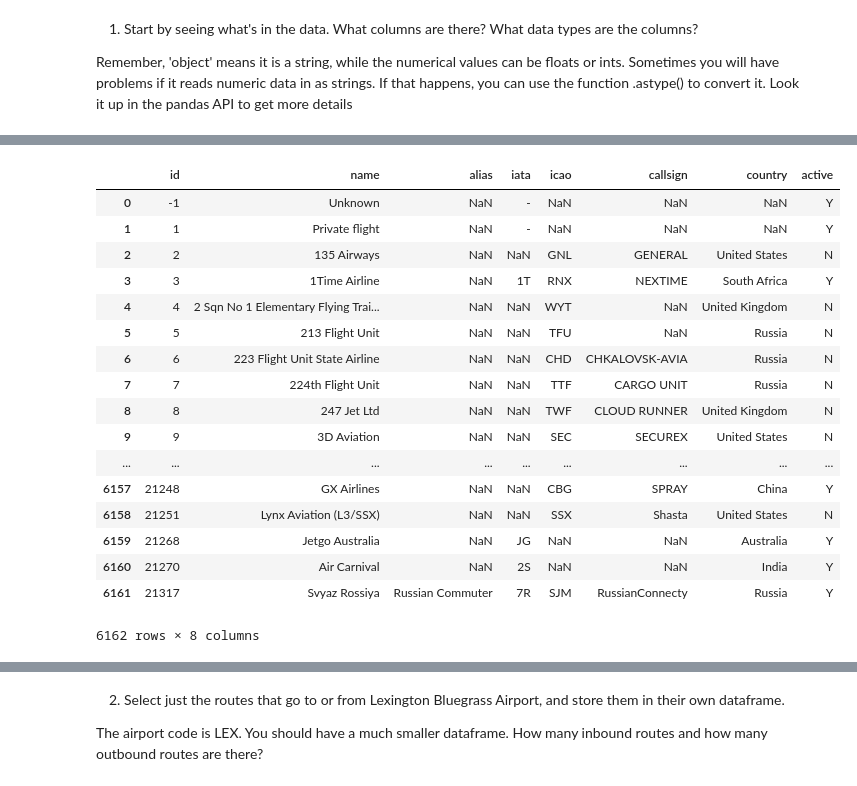
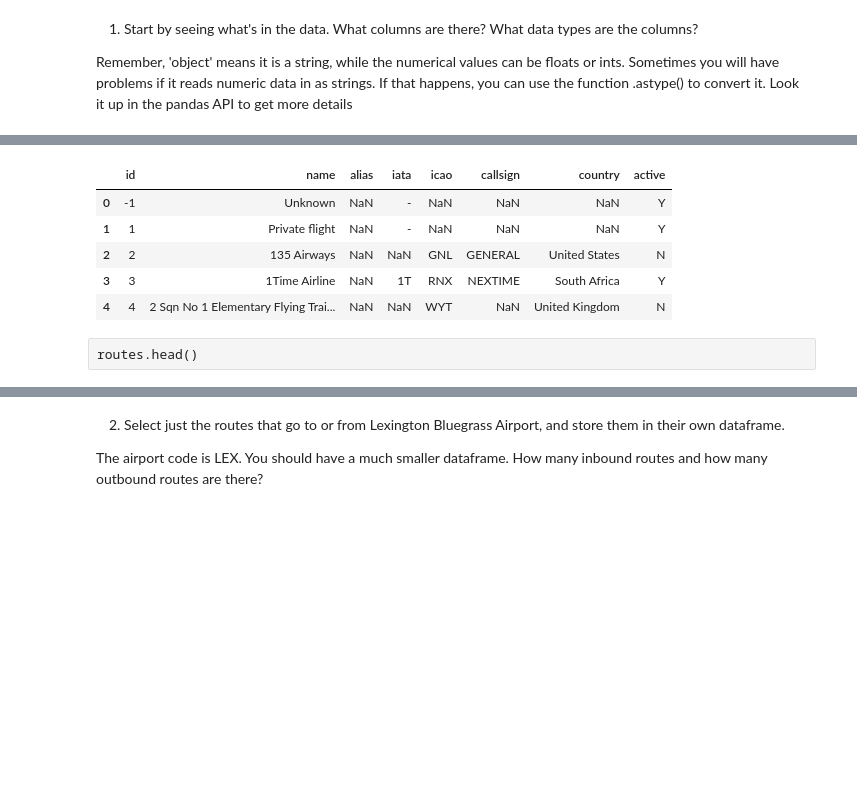
Before and after one commit to alha282/ce599, a Jupyter notebook: 07-Data Wrangling/open-flights.ipynb, the cells around one changed output, grey strips where cells are left out. Saved outputs shown, nothing was run; the diff lists cells and outputs as text; code cells hidden in the pictures; blank space fills up the shorter version.

```diff
--- a/07-Data Wrangling/open-flights.ipynb
+++ b/07-Data Wrangling/open-flights.ipynb
@@ -56,24 +65,14 @@ memory usage: 785.8+ KB
 # %%
-airlines
+airlines.head()
 # %% [output]
 |  | id | name | alias | iata | icao | callsign | country | active |
 | 0 | -1 | Unknown | NaN | - | NaN | NaN | NaN | Y |
 | 1 | 1 | Private flight | NaN | - | NaN | NaN | NaN | Y |
 | 2 | 2 | 135 Airways | NaN | NaN | GNL | GENERAL | United States | N |
 | 3 | 3 | 1Time Airline | NaN | 1T | RNX | NEXTIME | South Africa | Y |
 | 4 | 4 | 2 Sqn No 1 Elementary Flying Trai... | NaN | NaN | WYT | NaN | United Kingdom | N |
-| 5 | 5 | 213 Flight Unit | NaN | NaN | TFU | NaN | Russia | N |
-| 6 | 6 | 223 Flight Unit State Airline | NaN | NaN | CHD | CHKALOVSK-AVIA | Russia | N |
-| 7 | 7 | 224th Flight Unit | NaN | NaN | TTF | CARGO UNIT | Russia | N |
-| 8 | 8 | 247 Jet Ltd | NaN | NaN | TWF | CLOUD RUNNER | United Kingdom | N |
-| 9 | 9 | 3D Aviation | NaN | NaN | SEC | SECUREX | United States | N |
-| ... | ... | ... | ... | ... | ... | ... | ... | ... |
-| 6157 | 21248 | GX Airlines | NaN | NaN | CBG | SPRAY | China | Y |
-| 6158 | 21251 | Lynx Aviation (L3/SSX) | NaN | NaN | SSX | Shasta | United States | N |
-| 6159 | 21268 | Jetgo Australia | NaN | JG | NaN | NaN | Australia | Y |
-| 6160 | 21270 | Air Carnival | NaN | 2S | NaN | NaN | India | Y |
-| 6161 | 21317 | Svyaz Rossiya | Russian Commuter | 7R | SJM | RussianConnecty | Russia | Y |
-6162 rows × 8 columns
+# %% [raw]
+routes.head()
 # %%
 routes.info()
 # %% [output]
```
Also changed, not shown: parts of 10 cells of this notebook.
